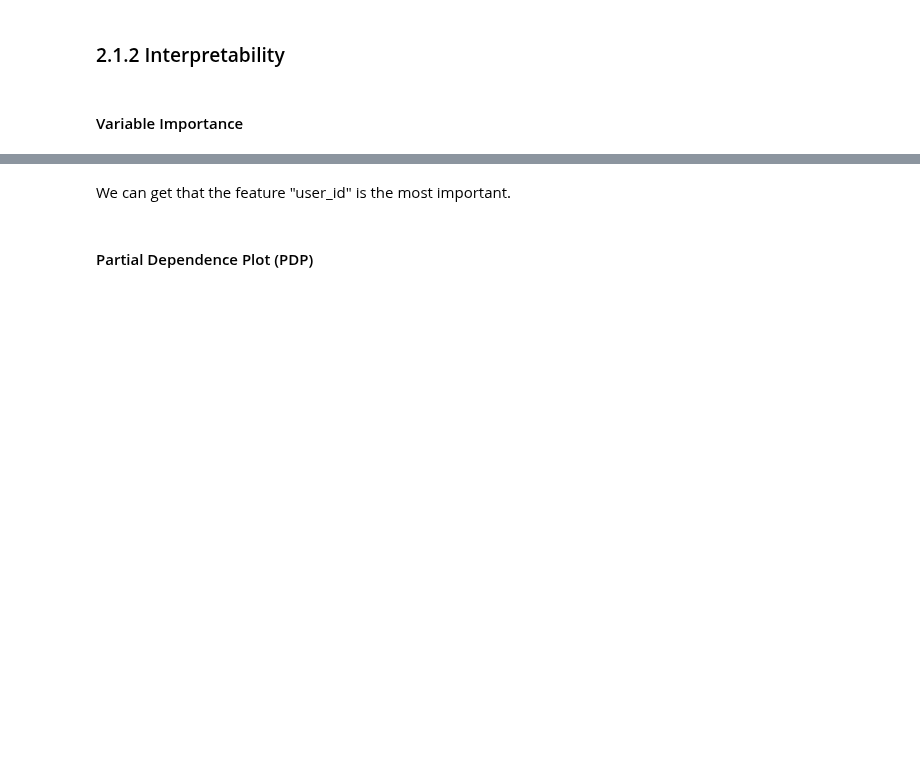
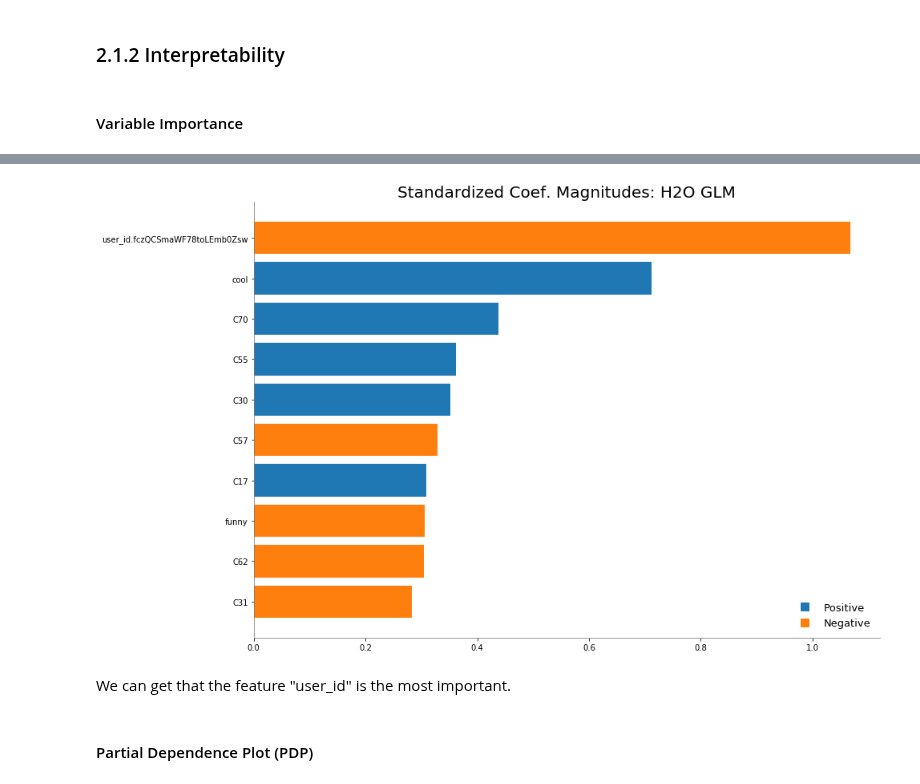
Before and after one commit to MandyMY/AI-Addin, a Jupyter notebook: notebook/yelp.ipynb, the cells around one changed output, grey strips where cells are left out. Drawn from its saved outputs; the diff is of its cells as text; code cells hidden in the pictures; blank space fills up the shorter version.

```diff
--- a/notebook/yelp.ipynb
+++ b/notebook/yelp.ipynb
@@ -290,3 +290,7 @@ local_glm_plus.varimp_plot()
+# %%
+local_glm_plus.std_coef_plot(10)
+# %% [output]
+[figure, added]
 # %% [markdown]
 We can get that the feature "user_id" is the most important.
 # %% [markdown]
```
Also changed, not shown: parts of 6 cells of this notebook, 1 other file.
